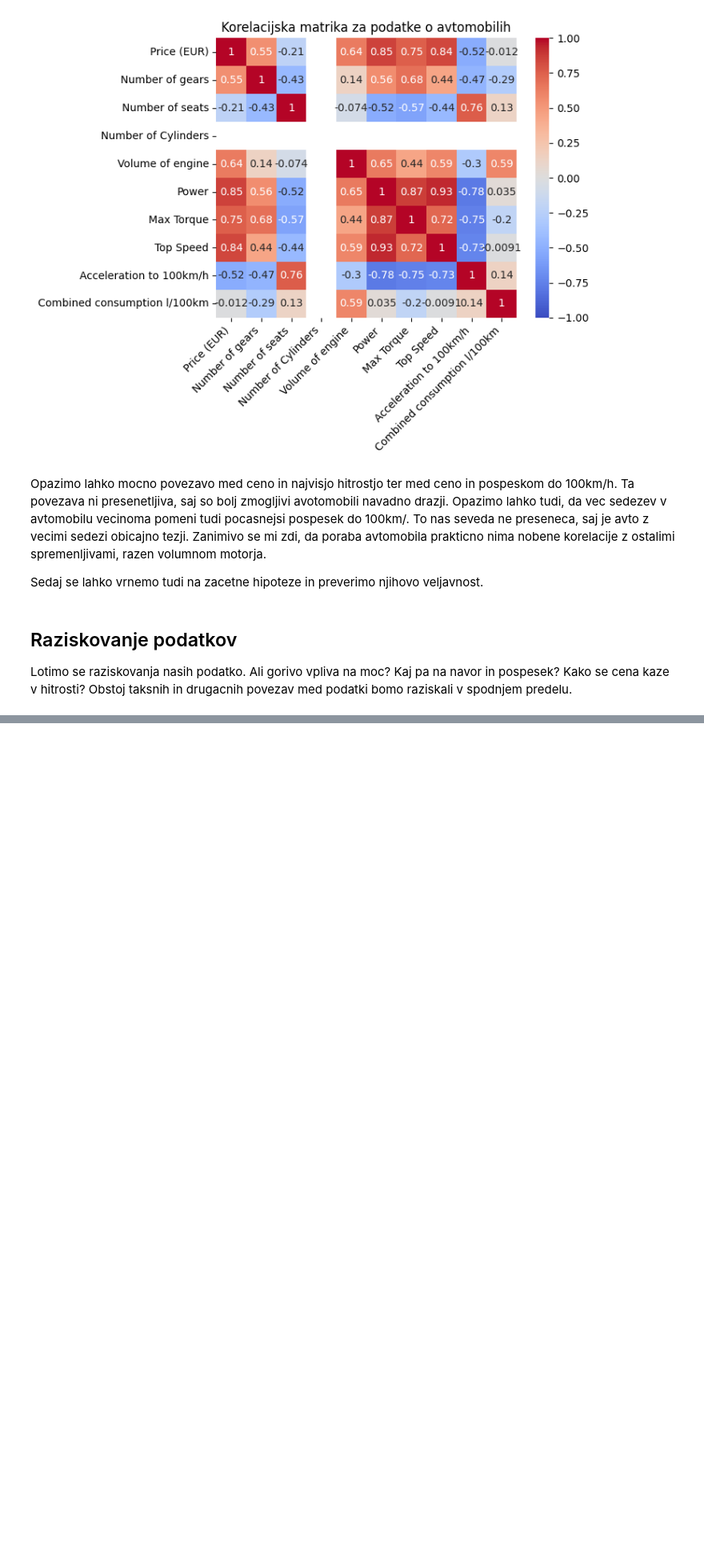
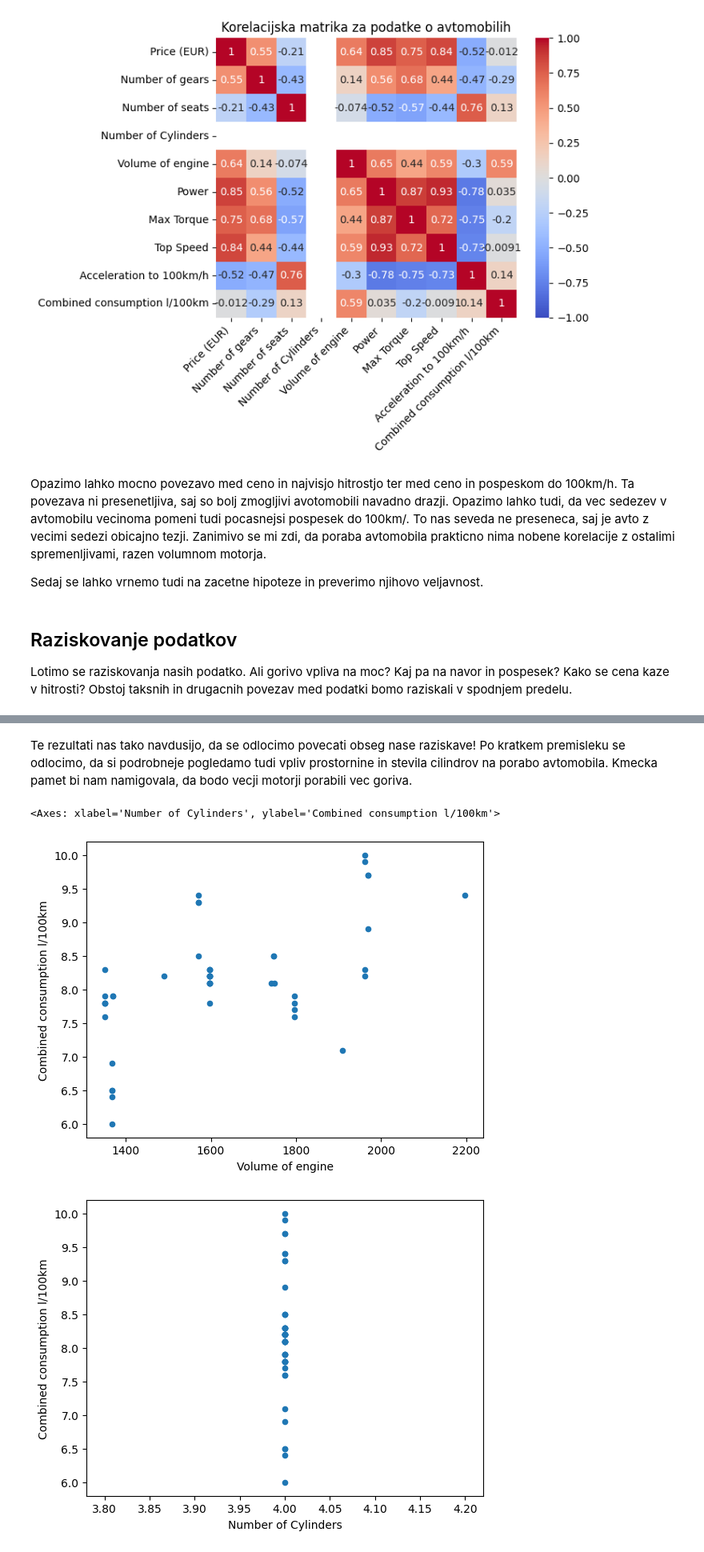
Before and after one commit to urbancluka/UVP-Projektna-naloga, a Jupyter notebook: analiza.ipynb, the cells around one changed output, grey strips where cells are left out. Shown: that part at 80% size. Cells and saved outputs as stored; diff of their text form; code cells hidden in the pictures; blank space fills up the shorter version.

```diff
--- a/analiza.ipynb
+++ b/analiza.ipynb
@@ -215,0 +264,9 @@ Lotimo se raziskovanja nasih podatko. Ali gorivo vpliva na moc? Kaj pa na navor
+# %% [markdown]
+Te rezultati nas tako navdusijo, da se odlocimo povecati obseg nase raziskave! Po kratkem premisleku se odlocimo, da si podrobneje pogledamo tudi vpliv prostornine in stevila cilindrov na porabo avtomobila. Kmecka pamet bi nam namigovala, da bodo vecji motorji porabili vec goriva.
+# %%
+podatki_o_avtih.plot.scatter(x="Volume of engine", y="Combined consumption l/100km")
+podatki_o_avtih.plot.scatter(x="Number of Cylinders", y="Combined consumption l/100km")
+# %% [output]
+<Axes: xlabel='Number of Cylinders', ylabel='Combined consumption l/100km'>
+[figure, added]
+[figure, added]
```
Also changed, not shown: parts of 15 cells of this notebook.
